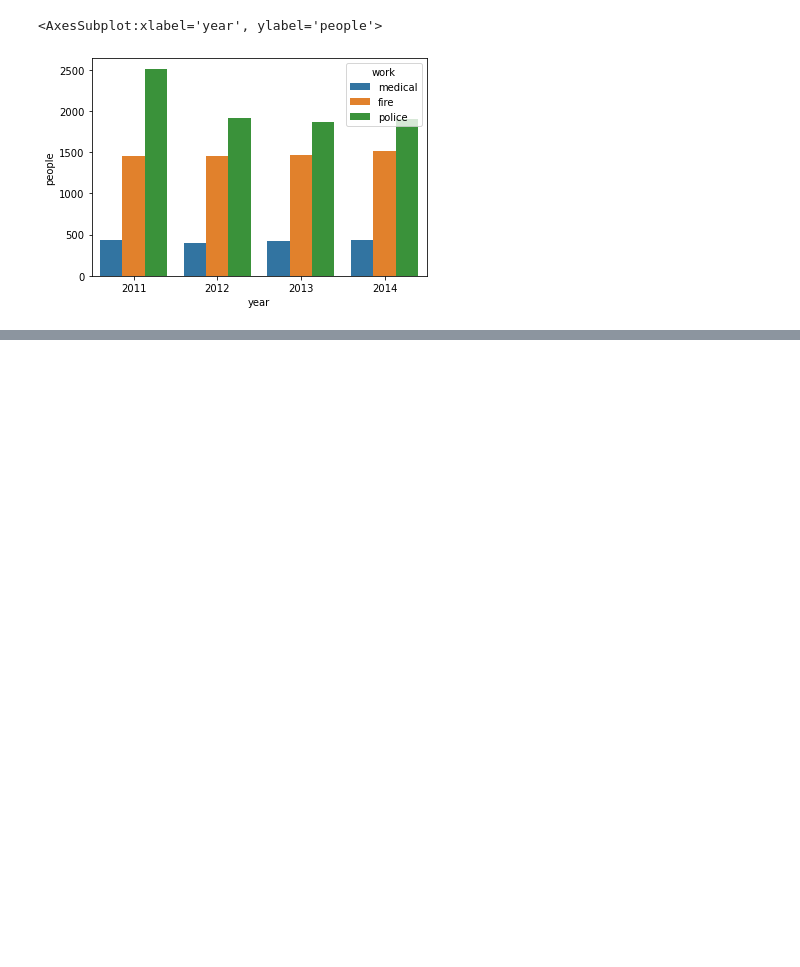
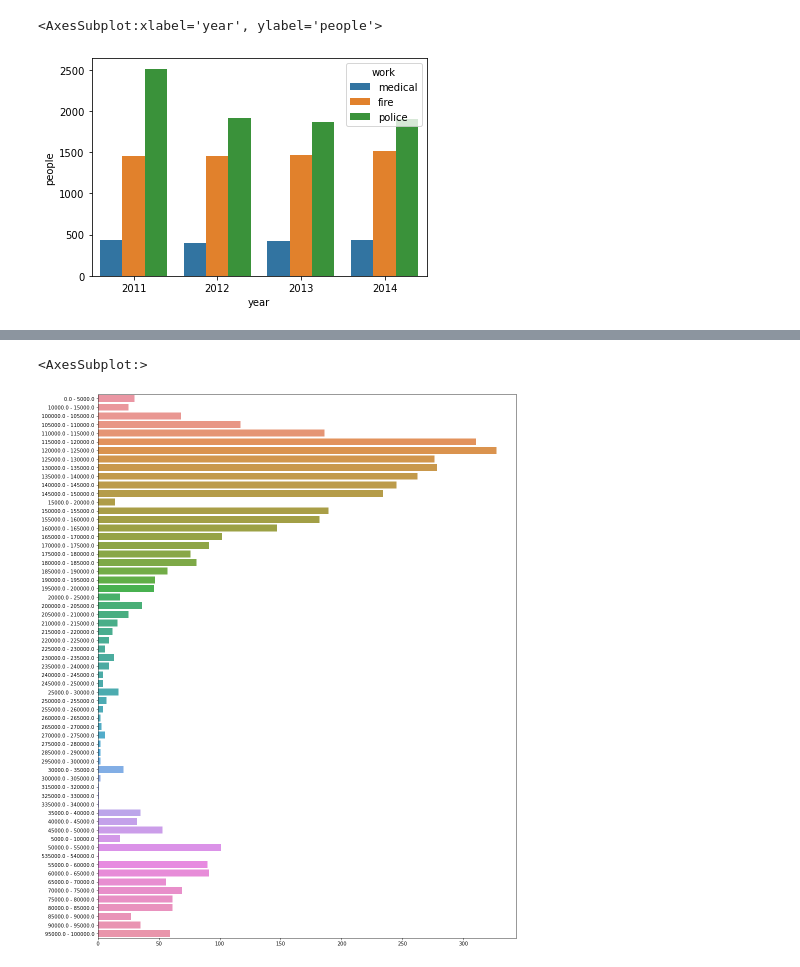
Before and after one commit to Arouse972188/Project, a Jupyter notebook: Проект.ipynb, the cells around one changed output, grey strips where cells are left out. Cells and saved outputs as stored; diff of their text form; code cells hidden in the pictures; blank space fills up the shorter version.

```diff
--- a/Проект.ipynb
+++ b/Проект.ipynb
@@ -515,0 +557,2 @@ sns.barplot(x='year', y='people', hue='work', hue_order=['medical', 'fire', 'pol
+# %%
+a['hist']=(a[1]//5000)*5000
@@ -515,0 +575,2 @@ sns.barplot(x='year', y='people', hue='work', hue_order=['medical', 'fire', 'pol
+# %%
+a['hist']=a['hist'].map(lambda x: str(x) +' - '+ str((x + 5000)))
@@ -515,0 +593,3 @@ sns.barplot(x='year', y='people', hue='work', hue_order=['medical', 'fire', 'pol
+# %%
+a_hist = a.groupby('hist').count()
+a_hist
@@ -515,0 +611,3 @@ sns.barplot(x='year', y='people', hue='work', hue_order=['medical', 'fire', 'pol
+# %%
+a_hist=a_hist.reset_index()
+a_hist
@@ -515,0 +628,7 @@ sns.barplot(x='year', y='people', hue='work', hue_order=['medical', 'fire', 'pol
+# %%
+#Распределение зарплат по кол-ву людей за 2011 год
+plt.figure(figsize=(15,20))
+sns.barplot(data=a_hist, x=a_hist[1].tolist(), y= a_hist['hist'].tolist())
+# %% [output]
+<AxesSubplot:>
+[figure, added]
```
Also changed, not shown: parts of 82 cells of this notebook.
